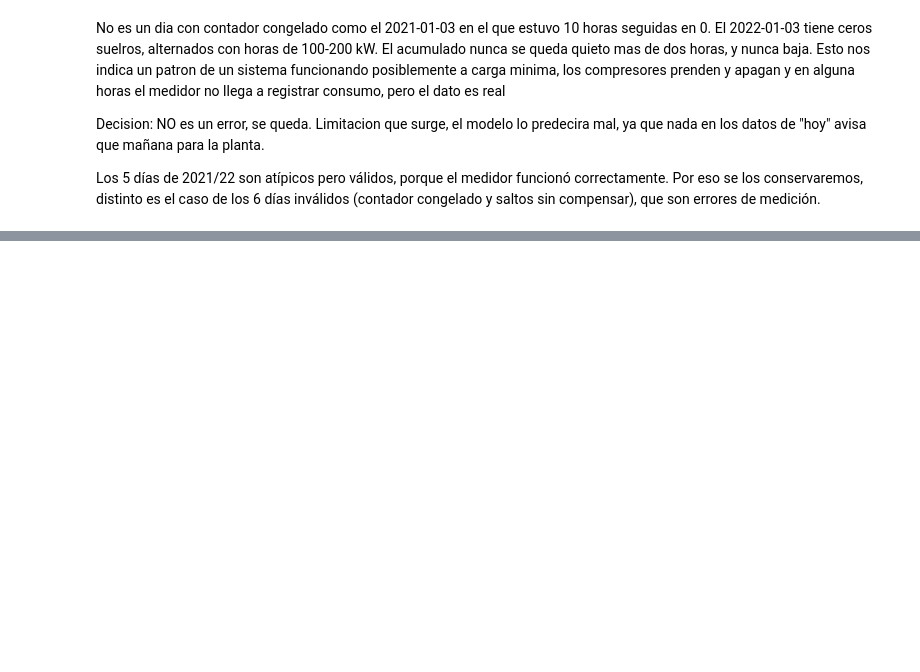
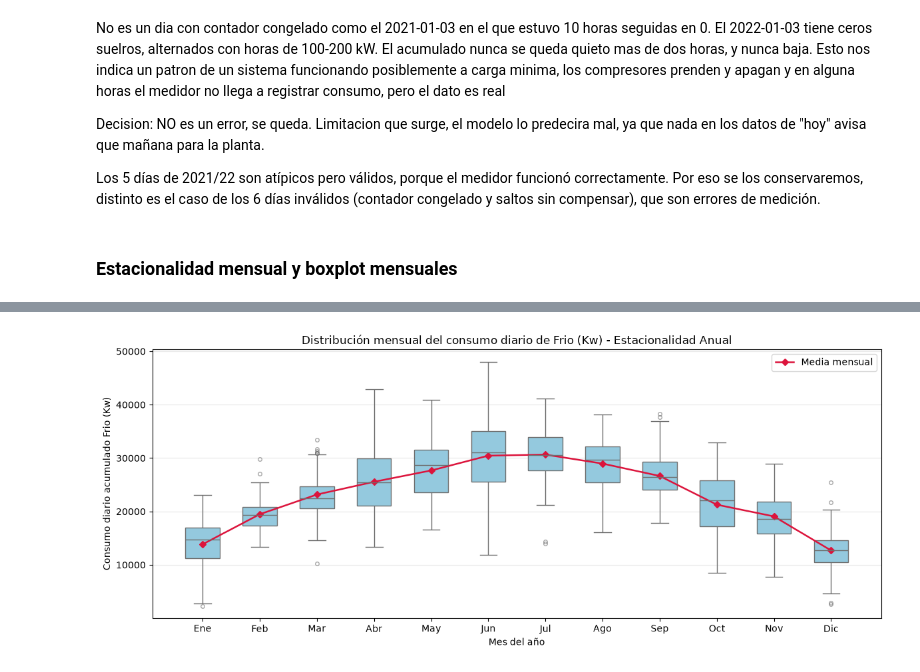
Before and after one commit to s4nt1lu1/tp-final-datos-ii, a Jupyter notebook: notebooks/eda.ipynb, the cells around one changed output, grey strips where cells are left out. Cells and saved outputs as stored; diff of their text form; code cells hidden in the pictures; blank space fills up the shorter version.

Commit message:
feat(eda): completo seccion 1.2, distribucion y consumo por areas (1.4) y registro sesion 4 en bitacora

```diff
--- a/notebooks/eda.ipynb
+++ b/notebooks/eda.ipynb
@@ -975,3 +977,78 @@ No es un dia con contador congelado como el 2021-01-03 en el que estuvo 10 horas
 Decision: NO es un error, se queda. Limitacion que surge, el modelo lo predecira mal, ya que nada en los datos de "hoy" avisa que mañana para la planta.
 
 Los 5 días de 2021/22 son atípicos pero válidos, porque el medidor funcionó correctamente. Por eso se los conservaremos, distinto es el caso de los 6 días inválidos (contador congelado y saltos sin compensar), que son errores de medición.
+# %% [markdown]
+### Estacionalidad mensual y boxplot mensuales
+# %%
+import matplotlib.pyplot as plt
+import seaborn as sns
+
+# Excluimos los 6 dias cuyo cierre 23:59 quedo distorsionado por falla del medidor
+# (1 dia con contador congelado + 5 dias con salto horario > P99.9 sin compensar)
+fechas_error_medidor = pd.to_datetime([
+    "2021-01-03",
+    "2021-07-12",
+    "2021-07-21",
+    "2021-07-27",
+    "2021-08-01",
+    "2021-08-24",
+])
+
+df_diario_limpio = df_diario_eda[~df_diario_eda["DIA"].isin(fechas_error_medidor)].copy()
+df_diario_limpio["mes_numero"] = df_diario_limpio["DIA"].dt.month
+df_diario_limpio["anio"] = df_diario_limpio["DIA"].dt.year
+
+nombres_meses = [
+    "Ene", "Feb", "Mar", "Abr", "May", "Jun",
+    "Jul", "Ago", "Sep", "Oct", "Nov", "Dic"
+]
+
+print(f"Total de dias validos analizados: {len(df_diario_limpio)} dias")
+
+#Tabla resumen de estadisticas descriptivas por mes del año
+resumen_mensual = (
+    df_diario_limpio.groupby("mes_numero")["Frio (Kw)"]
+    .agg(
+        dias="count",
+        media="mean",
+        mediana="median",
+        desvio="std",
+        minimo="min",
+        q25=lambda s: s.quantile(0.25),
+        q75=lambda s: s.quantile(0.75),
+        maximo="max",
+    )
+    .round(1)
+)
+resumen_mensual["rango_iqr"] = (resumen_mensual["q75"] - resumen_mensual["q25"]).round(1)
+resumen_mensual.index = nombres_meses
+
+print("\nESTADISTICAS MENSUALES DE 'Frio (Kw)' (CIERRE 23:59):")
+print(resumen_mensual.to_string())
+
+# Visualizacion(1.4): Boxplots mensuales para identificar estacionalidad
+fig, ax = plt.subplots(figsize=(12, 5))
+sns.boxplot(
+    data=df_diario_limpio,
+    x="mes_numero",
+    y="Frio (Kw)",
+    ax=ax,
+    color="skyblue",
+    width=0.6,
+    flierprops={"marker": "o", "markersize": 4, "alpha": 0.6},
+)
+
+# Superponemos la curva de la media mensual para comparar media vs mediana
+medias_por_mes = df_diario_limpio.groupby("mes_numero")["Frio (Kw)"].mean().values
+ax.plot(range(12), medias_por_mes, color="crimson", marker="D", markersize=5, linewidth=1.8, label="Media mensual")
+
+ax.set_xticks(range(12))
+ax.set_xticklabels(nombres_meses)
+ax.set_title("Distribución mensual del consumo diario de Frio (Kw) - Estacionalidad Anual")
+ax.set_xlabel("Mes del año")
+ax.set_ylabel("Consumo diario acumulado Frio (Kw)")
+ax.legend()
+ax.grid(axis="y", alpha=0.3)
+plt.tight_layout()
+plt.show()
+# %% [output]
@@ -977,0 +1071 @@ Los 5 días de 2021/22 son atípicos pero válidos, porque el medidor funcionó
+[figure, added]
```
Also changed, not shown: parts of 19 cells of this notebook, 1 other file.
